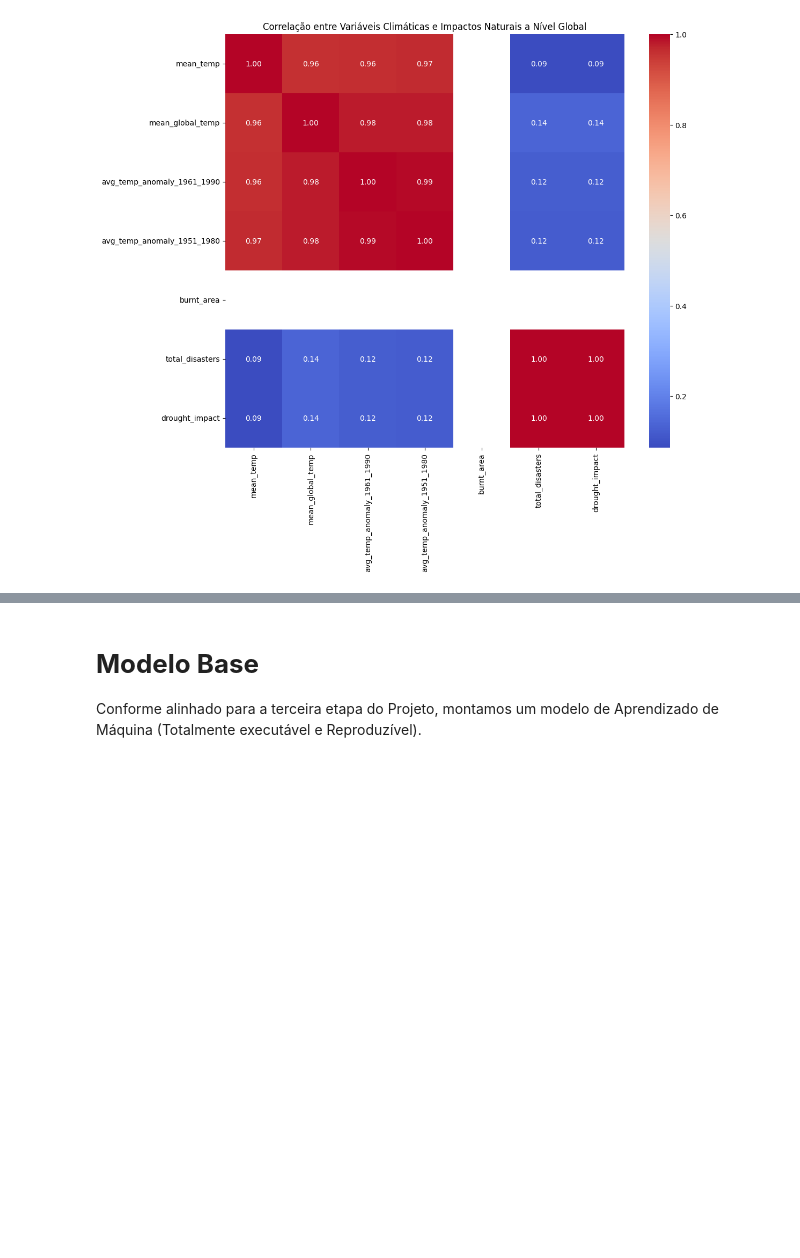
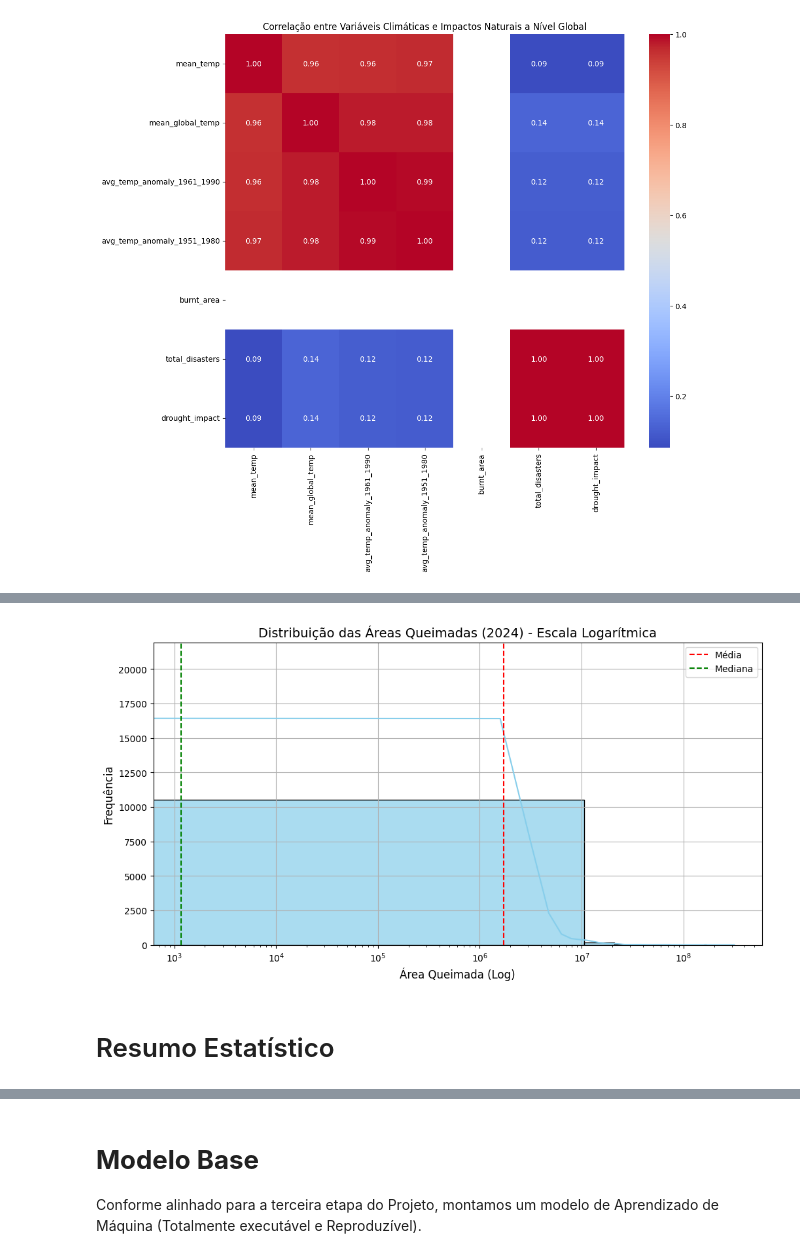
Before and after one commit to ProjetoAplicadoIV-MAC/ProjetoAplicadoIV, a Jupyter notebook: notebooks/cd_projeto_aplicado_IV_entrega_3.ipynb, the cells around one changed output, grey strips where cells are left out. Drawn from its saved outputs; the diff is of its cells as text; code cells hidden in the pictures; blank space fills up the shorter version.

```diff
--- a/notebooks/cd_projeto_aplicado_IV_entrega_3.ipynb
+++ b/notebooks/cd_projeto_aplicado_IV_entrega_3.ipynb
@@ -273,6 +273,8 @@ file_paths = {
     'annual_mean_temperature': 'https://raw.githubusercontent.com/ProjetoAplicadoIV-MAC/ProjetoAplicadoIV/refs/heads/main/data/Indicator_3_1_Climate_Indicators_Annual_Mean_Global_Surface_Temperature_-6404917154628205853.csv',
     'new_global_temp': 'https://raw.githubusercontent.com/ProjetoAplicadoIV-MAC/ProjetoAplicadoIV/refs/heads/main/data/Indicator_3_1_Climate_Indicators_Annual_Mean_Global_Surface_Temperature_7838445144233466279.csv'
 }
+
+datasets = {key: pd.read_csv(path) for key, path in file_paths.items()}
 # %% [markdown]
 ### 3. Carregar e Preparar cada Conjunto de Dados
 # %%
@@ -363,0 +372,32 @@ plt.show()
+# %%
+plt.figure(figsize=(12, 6))
+sns.histplot(
+    datasets['wildfires_area_burnt']['Cumulative area burnt by wildfires in 2024'],
+    kde=True,
+    bins=30,
+    color='skyblue',
+    alpha=0.7
+)
+plt.axvline(
+    datasets['wildfires_area_burnt']['Cumulative area burnt by wildfires in 2024'].mean(),
+    color='red',
+    linestyle='--',
+    label='Média'
+)
+plt.axvline(
+    datasets['wildfires_area_burnt']['Cumulative area burnt by wildfires in 2024'].median(),
+    color='green',
+    linestyle='--',
+    label='Mediana'
+)
+plt.xscale('log')
+plt.title("Distribuição das Áreas Queimadas (2024) - Escala Logarítmica", fontsize=14)
+plt.xlabel("Área Queimada (Log)", fontsize=12)
+plt.ylabel("Frequência", fontsize=12)
+plt.legend()
+plt.grid(True)
+plt.show()
+# %% [output]
+[figure, added]
+# %% [markdown]
+# Resumo Estatístico
```
Also changed, not shown: parts of 13 cells of this notebook.
